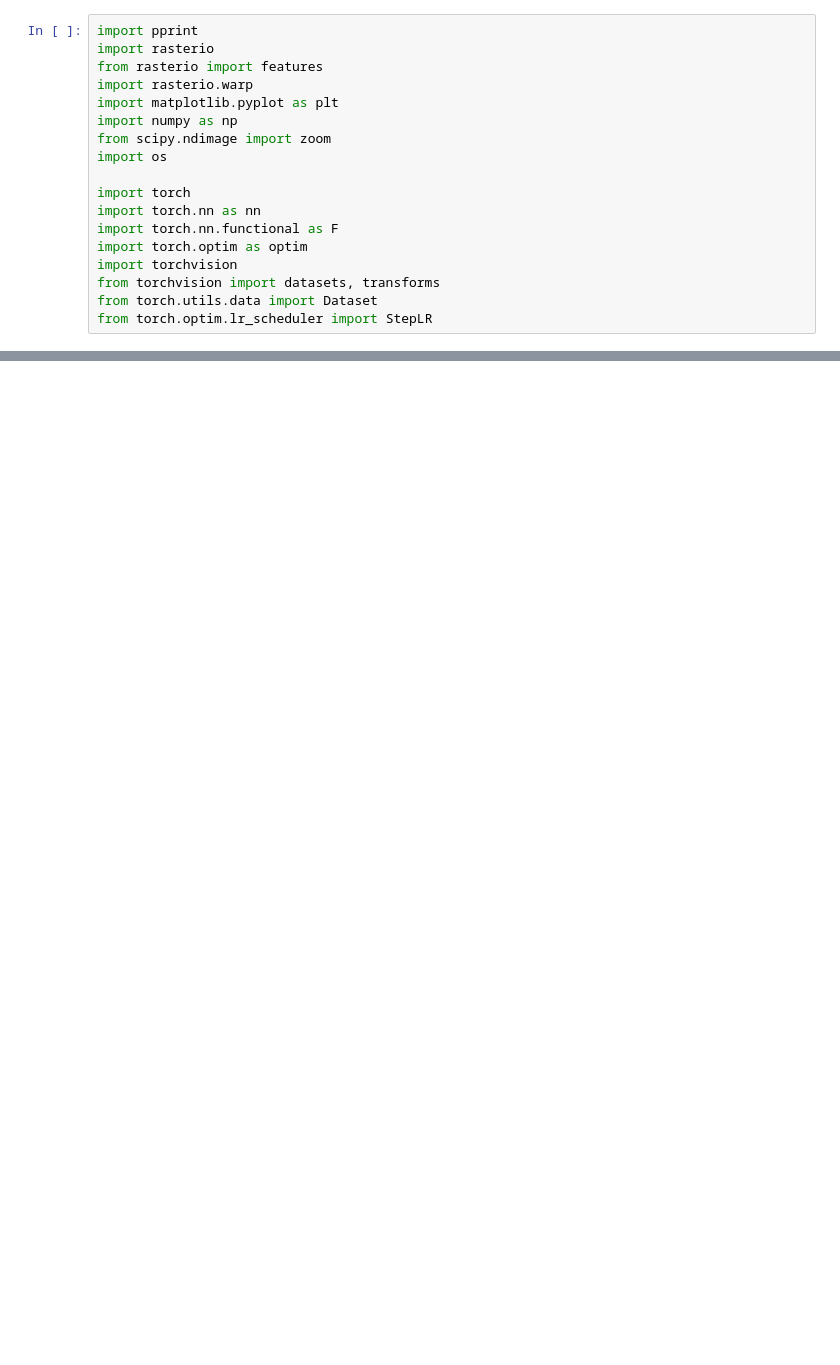
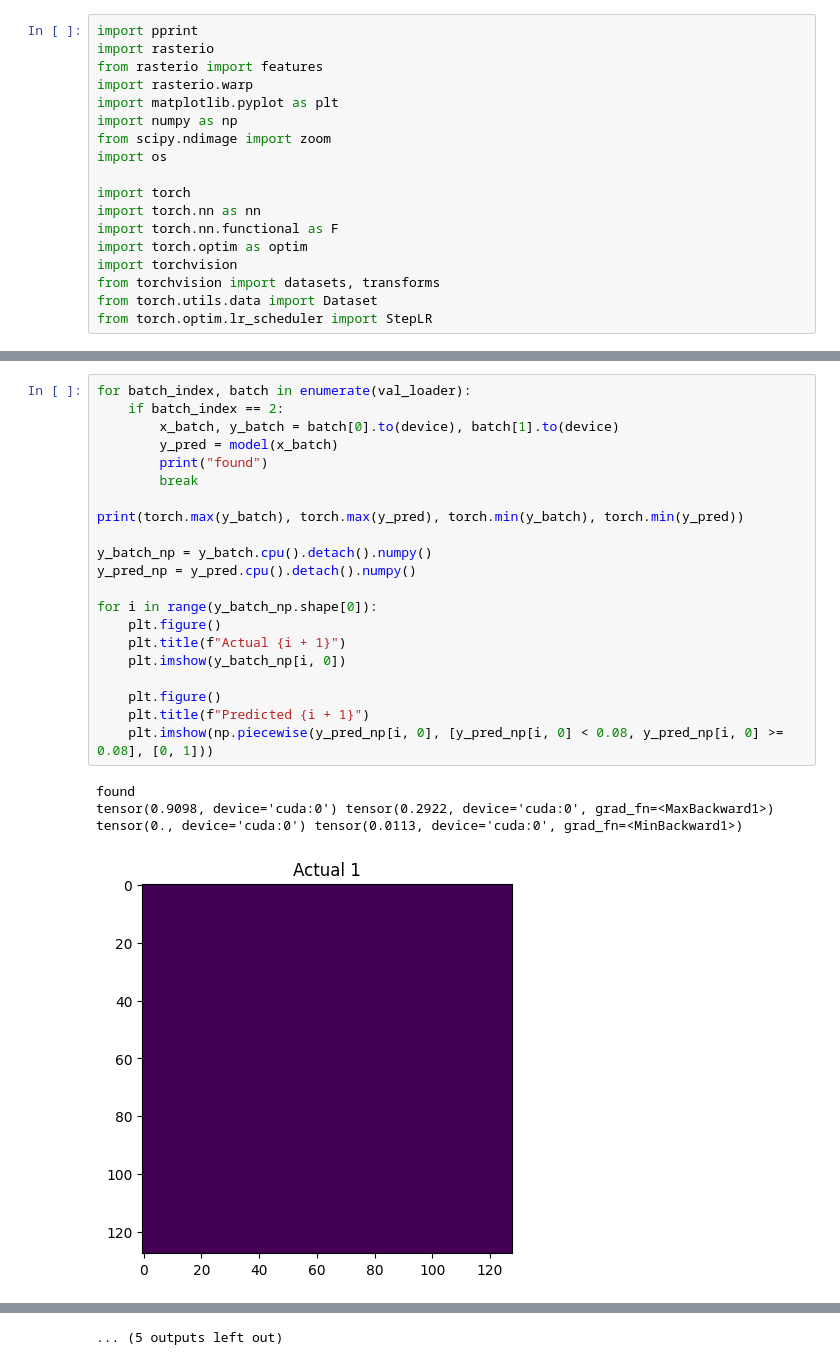
Before and after one commit to neilmewada/WildfireSpread, a Jupyter notebook: DataTesting.ipynb, the cells around one changed output, grey strips where cells are left out. Cells and saved outputs as stored; diff of their text form; blank space fills up the shorter version.

```diff
--- a/DataTesting.ipynb
+++ b/DataTesting.ipynb
@@ -144,0 +537,25 @@ for i, desc in enumerate(channel_descriptions):
+# %%
+for batch_index, batch in enumerate(val_loader):
+    if batch_index == 2:
+        x_batch, y_batch = batch[0].to(device), batch[1].to(device)
+        y_pred = model(x_batch)
+        print("found")
+        break
+
+print(torch.max(y_batch), torch.max(y_pred), torch.min(y_batch), torch.min(y_pred))
+
+y_batch_np = y_batch.cpu().detach().numpy()
+y_pred_np = y_pred.cpu().detach().numpy()
+
+for i in range(y_batch_np.shape[0]):
+    plt.figure()
+    plt.title(f"Actual {i + 1}")
+    plt.imshow(y_batch_np[i, 0])
+
+    plt.figure()
+    plt.title(f"Predicted {i + 1}")
+    plt.imshow(np.piecewise(y_pred_np[i, 0], [y_pred_np[i, 0] < 0.08, y_pred_np[i, 0] >= 0.08], [0, 1]))
+# %% [output]
+found
+tensor(0.9098, device='cuda:0') tensor(0.2922, device='cuda:0', grad_fn=<MaxBackward1>) tensor(0., device='cuda:0') tensor(0.0113, device='cuda:0', grad_fn=<MinBackward1>)
+[figure, added]
@@ -144,0 +572 @@ for i, desc in enumerate(channel_descriptions):
+... (5 outputs left out)
```
Also changed, not shown: parts of 19 cells of this notebook.
